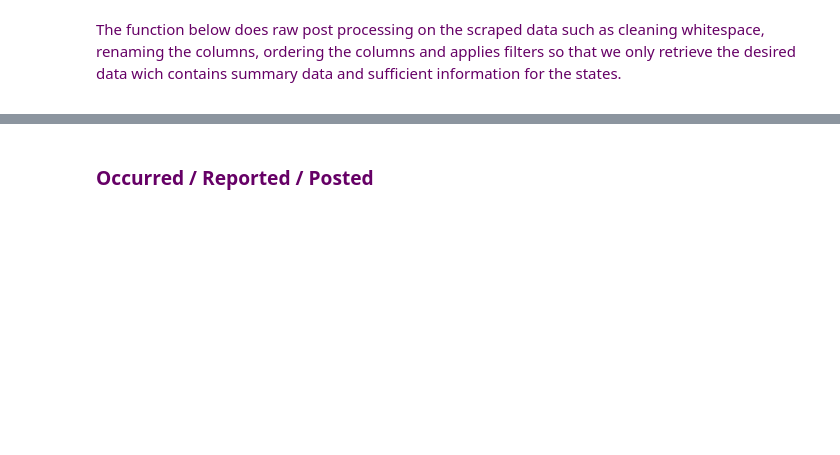
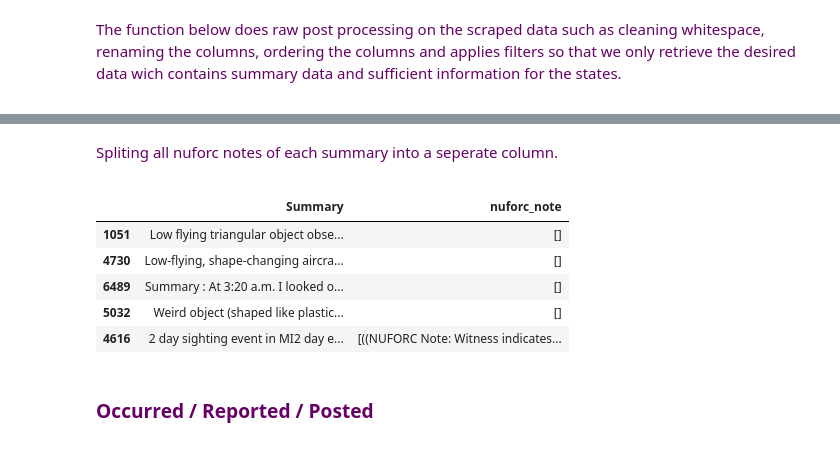
Before and after one commit to kiru/ada_project, a Jupyter notebook: UFO.ipynb, the cells around one changed output, grey strips where cells are left out. Drawn from its saved outputs; the diff is of its cells as text; code cells hidden in the pictures; blank space fills up the shorter version.

```diff
--- a/UFO.ipynb
+++ b/UFO.ipynb
@@ -173,0 +157,4 @@ done
+# %% [markdown]
+<font color='#660066'>
+
+Spliting all nuforc notes of each summary into a seperate column.
@@ -174,3 +163,12 @@ done
+# %%
+df_ufo_reports[["Summary","nuforc_note"]].sample(5)
+# %% [output]
+|  | Summary | nuforc_note |
+| 1051 | Low flying triangular object obse... | [] |
+| 4730 | Low-flying, shape-changing aircra... | [] |
+| 6489 | Summary : At 3:20 a.m. I looked o... | [] |
+| 5032 | Weird object (shaped like plastic... | [] |
+| 4616 | 2 day sighting event in MI2 day e... | [((NUFORC Note: Witness indicates... |
 # %% [markdown]
 <font color='#660066'>
 
```
Also changed, not shown: parts of 25 cells of this notebook.
